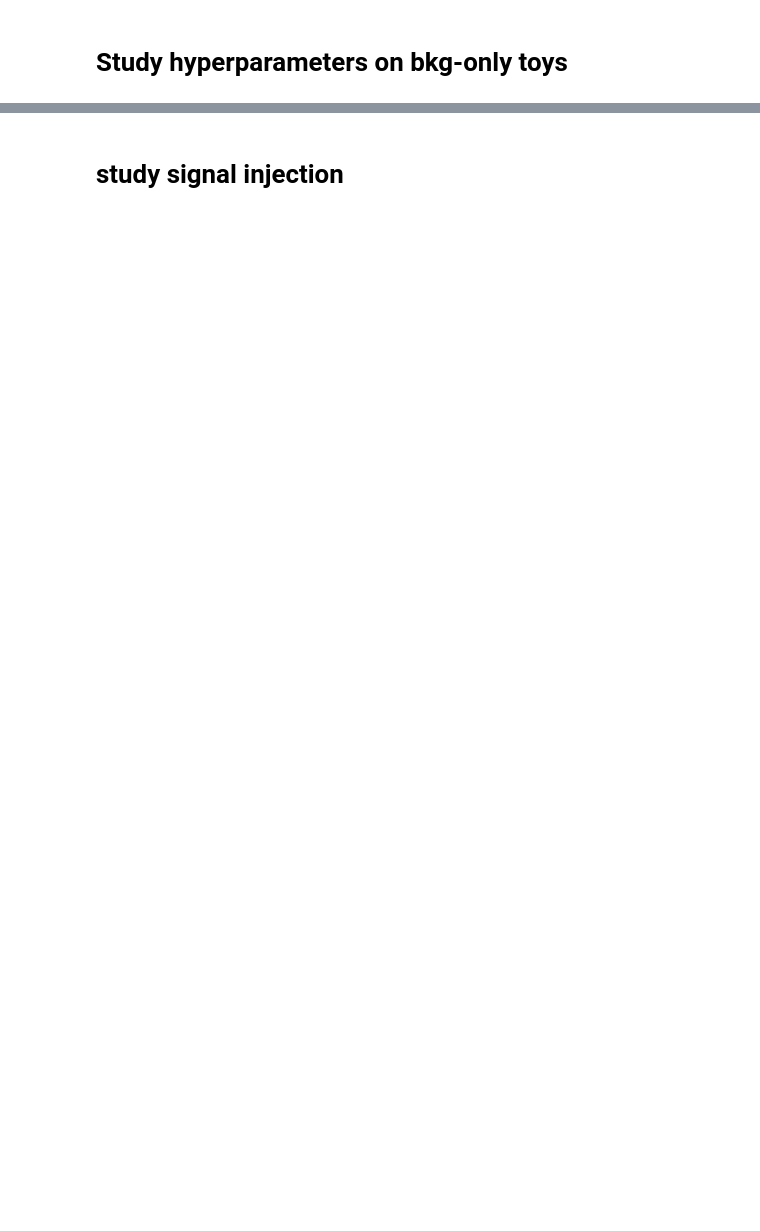
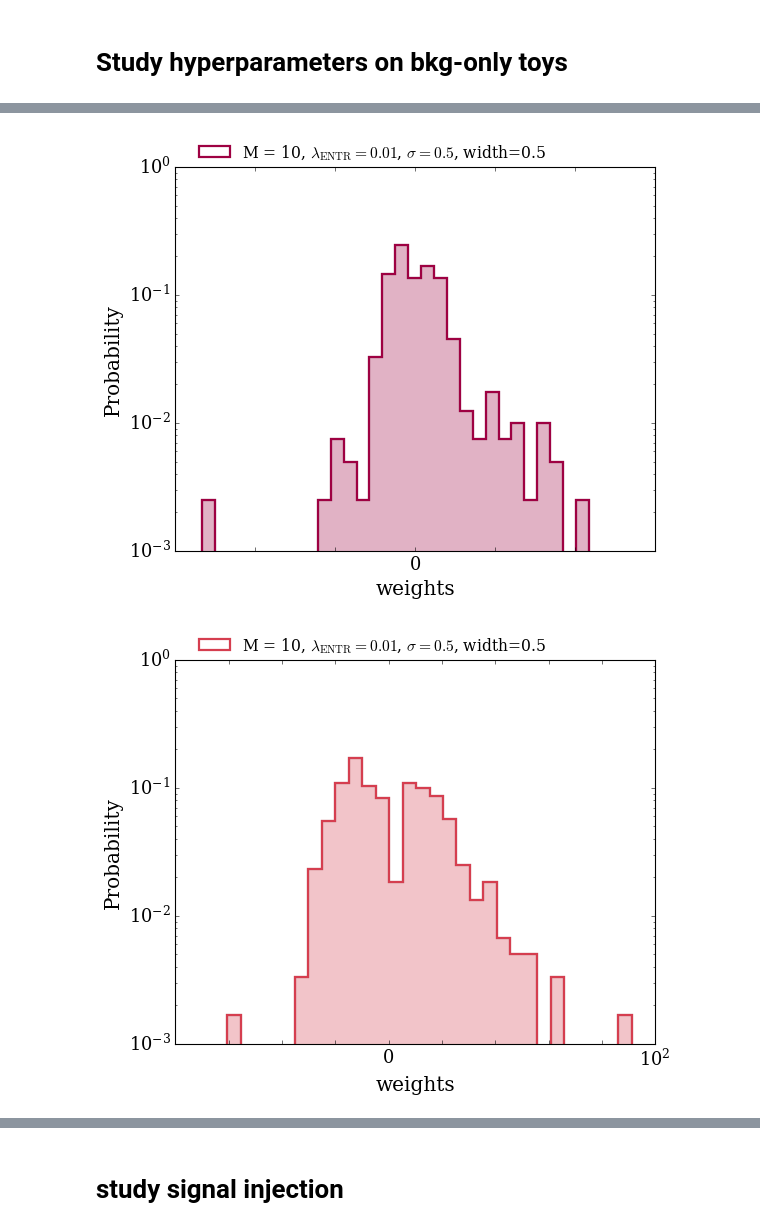
Before and after one commit to GaiaGrosso/NPLM-GWAK, a Jupyter notebook: analyse-output_dict-learning.ipynb, the cells around one changed output, grey strips where cells are left out. Cells and saved outputs as stored; diff of their text form; code cells hidden in the pictures; blank space fills up the shorter version.

```diff
--- a/analyse-output_dict-learning.ipynb
+++ b/analyse-output_dict-learning.ipynb
@@ -471,0 +490,56 @@ M50_Lcoeffs1e-11_Lwidths0_Lentropy1.0_epochs1000_subepochs100_width4.0_train-coe
+# %%
+colors = ['#9e0142','#d53e4f','#f46d43','#fdae61','#fee08b','#e6f598','#abdda4','#66c2a5','#3288bd','#5e4fa2', 'darkblue', 'midnightblue']
+plt.rcParams["font.family"] = "serif"
+plt.style.use('classic')
+
+
+x=0.5*(bins[1:]+bins[:-1])
+i=0
+N=len(list(t_dict.keys()))
+folder =folders[k]
+for k in list(t_dict.keys()):
+    fig  = plt.figure(figsize=(12, 6))
+    fig.patch.set_facecolor('white')
+    ax= fig.add_axes([0.15, 0.15, 0.5, 0.8])
+    M = folders[k].split('/')[-3].split('M')[-1].split('_')[0]
+    Lrep = folders[k].split('/')[-3].split('_Lentropy')[-1].split('_')[0]
+    clip = folders[k].split('/')[-2].split('clip')[-1].split('/')[0]
+    width= folders[k].split('/')[-3].split('_width')[-1].split('_')[0]
+    if coeffs_history[k].shape[0]==0:
+        i+=1
+        continue
+    t=coeffs_history[k][:, -1, :].reshape((-1,))
+    t=t[~np.isnan(t)]
+    xmin, xmax, nbins = np.min(t), np.max(t), 30
+    bins      = np.linspace(xmin, xmax, nbins+1)
+    binswidth = (xmax-xmin)*1./nbins
+    plt.hist(t, bins=bins, histtype='step', color=colors[i],
+             label=r'M = %s, $\lambda_{\rm ENTR}=%s$, $\sigma=%s$, width=%s'%(M, Lrep, width, width),#k,
+             lw=2, weights=np.ones_like(t)*1./(t.shape[0])
+            )
+    if k!='ref':
+        plt.hist(t, bins=bins, histtype='stepfilled', color=colors[i], alpha=0.3,
+             lw=2, weights=np.ones_like(t)*1./(t.shape[0])
+                )
+    i+=1
+    font = font_manager.FontProperties(family='serif', size=14)
+    plt.legend(prop=font, ncol=1, loc='upper left', frameon=False, bbox_to_anchor=(0.02, 1.1)
+              )
+    plt.xlabel(r'weights', fontsize=18, fontname="serif")
+
+    plt.ylabel('Probability', fontsize=18, fontname="serif")
+    plt.yticks(fontsize=16, fontname="serif")
+    plt.xticks(fontsize=16, fontname="serif")
+    plt.yscale('log')
+    #
+    ax.get_xaxis().set_major_formatter(mpl.ticker.LogFormatterSciNotation(base=10, minor_thresholds=(200000, 200000),  labelOnlyBase=False))
+    #ax.ticklabel_format(axis='both', style='sci',)
+    #plt.xlim(-321, 321)
+    #plt.ylim(0.001, 1)
+    #ax.set_xscale('log')
+    plt.savefig('%s/weights_sig.pdf'%(folders[k]))
+    #plt.savefig('%s/all_weights.pdf'%(folder))
+    plt.show()
+# %% [output]
+[figure, added]
+[figure, added]
```
Also changed, not shown: parts of 12 cells of this notebook.
